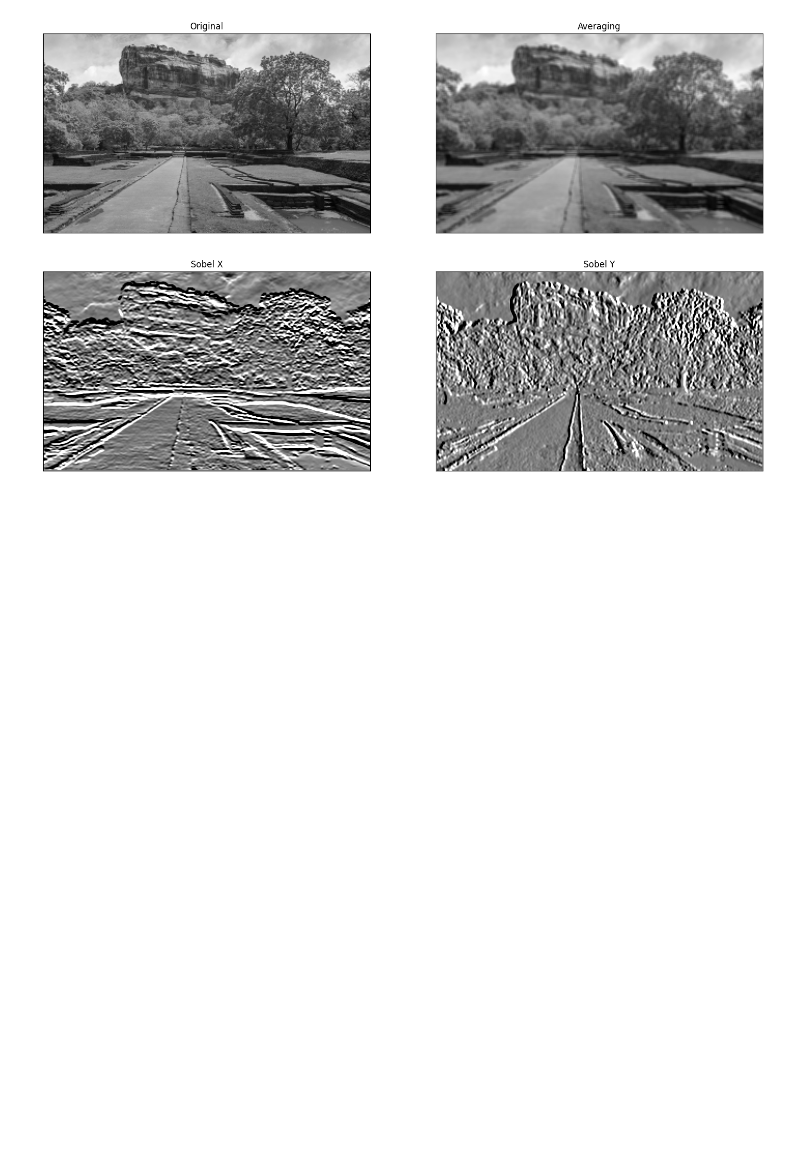
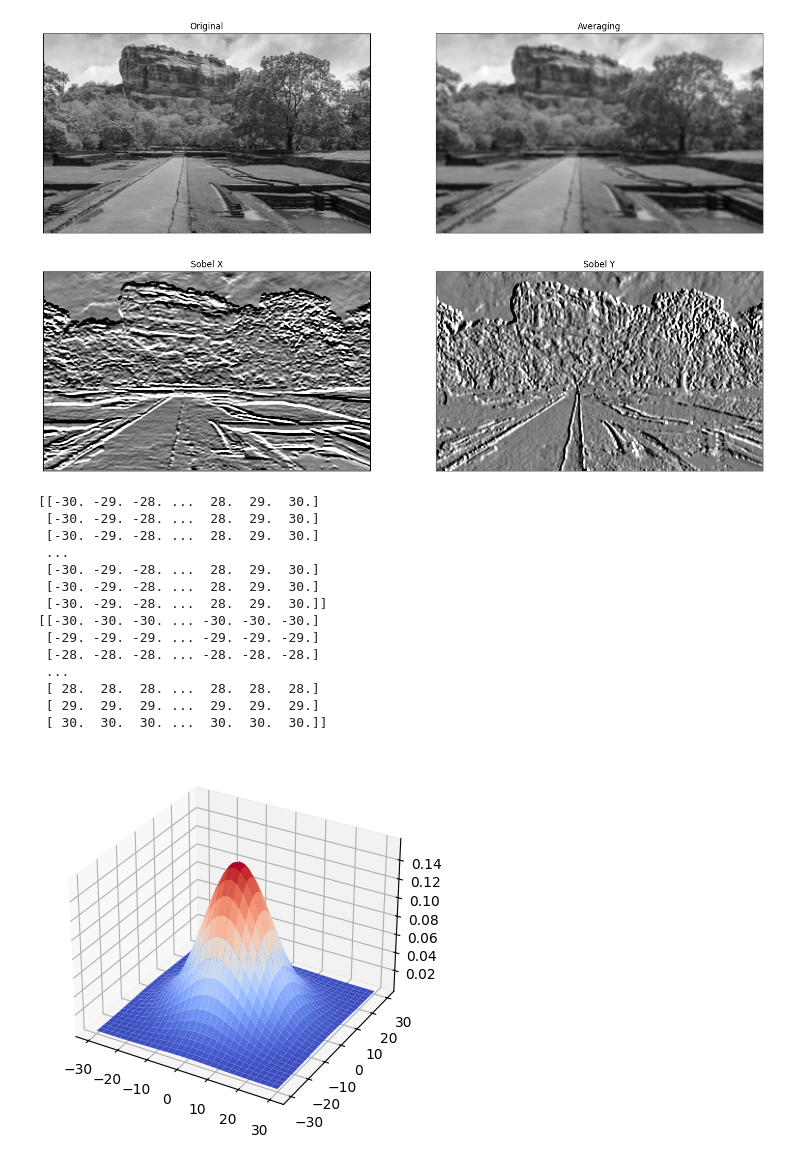
Before and after one commit to RPX2001/Computer-Vision-Codes, a Jupyter notebook: spatial_filtering.ipynb, the cells around one changed output. Saved outputs shown, nothing was run; the diff lists cells and outputs as text; code cells hidden in the pictures; blank space fills up the shorter version.

Commit message:
gaussian

```diff
--- a/spatial_filtering.ipynb
+++ b/spatial_filtering.ipynb
@@ -46,3 +46,41 @@ ax[1].set_xticks([]), ax[1].set_yticks([])
 plt.show()
 # %% [output]
 [figure]
+# %%
+#gaussian filter
+import numpy as np
+import matplotlib.pyplot as plt
+
+sigma = 10
+hw = 3*sigma
+x = np.linspace(-hw, stop=hw, num=2*hw+1)
+y = np.linspace(-hw, stop=hw, num=2*hw+1)
+
+X,Y = np.meshgrid(x,y)
+
+print(X)
+
+print(Y)
+
+G = 1/(2*np.pi) * np.exp(-(X**2 + Y**2)/(2*sigma**2))
+
+fig = plt.figure()
+ax = fig.add_subplot(111, projection='3d')
+ax.plot_surface(X,Y,G, cmap='coolwarm')
+plt.show()
+# %% [output]
+[[-30. -29. -28. ...  28.  29.  30.]
+ [-30. -29. -28. ...  28.  29.  30.]
+ [-30. -29. -28. ...  28.  29.  30.]
+ ...
+ [-30. -29. -28. ...  28.  29.  30.]
+ [-30. -29. -28. ...  28.  29.  30.]
+ [-30. -29. -28. ...  28.  29.  30.]]
+[[-30. -30. -30. ... -30. -30. -30.]
+ [-29. -29. -29. ... -29. -29. -29.]
+ [-28. -28. -28. ... -28. -28. -28.]
+ ...
+ [ 28.  28.  28. ...  28.  28.  28.]
+ [ 29.  29.  29. ...  29.  29.  29.]
+ [ 30.  30.  30. ...  30.  30.  30.]]
+[figure, added]
```
Also changed, not shown: parts of 1 cell of this notebook.
